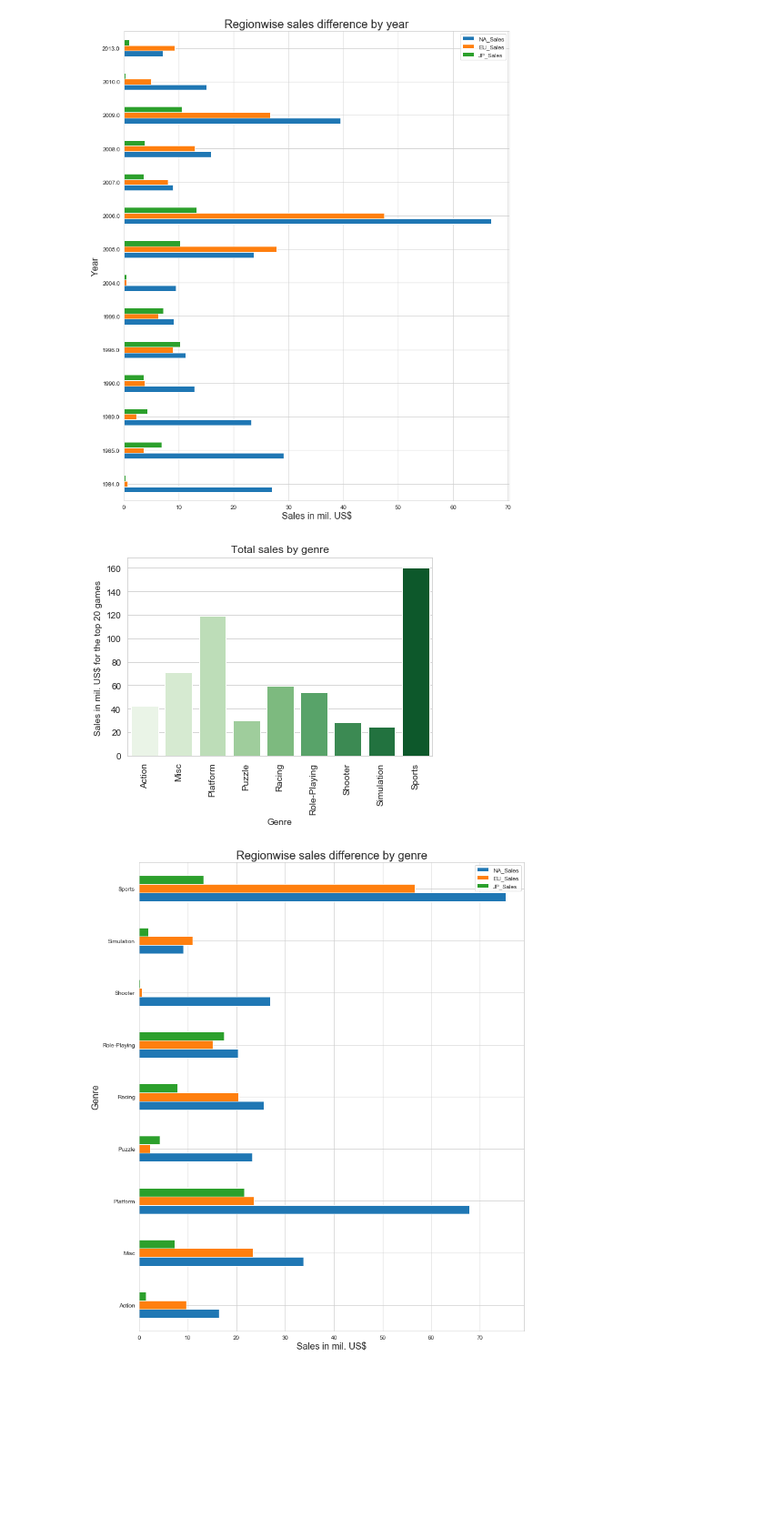
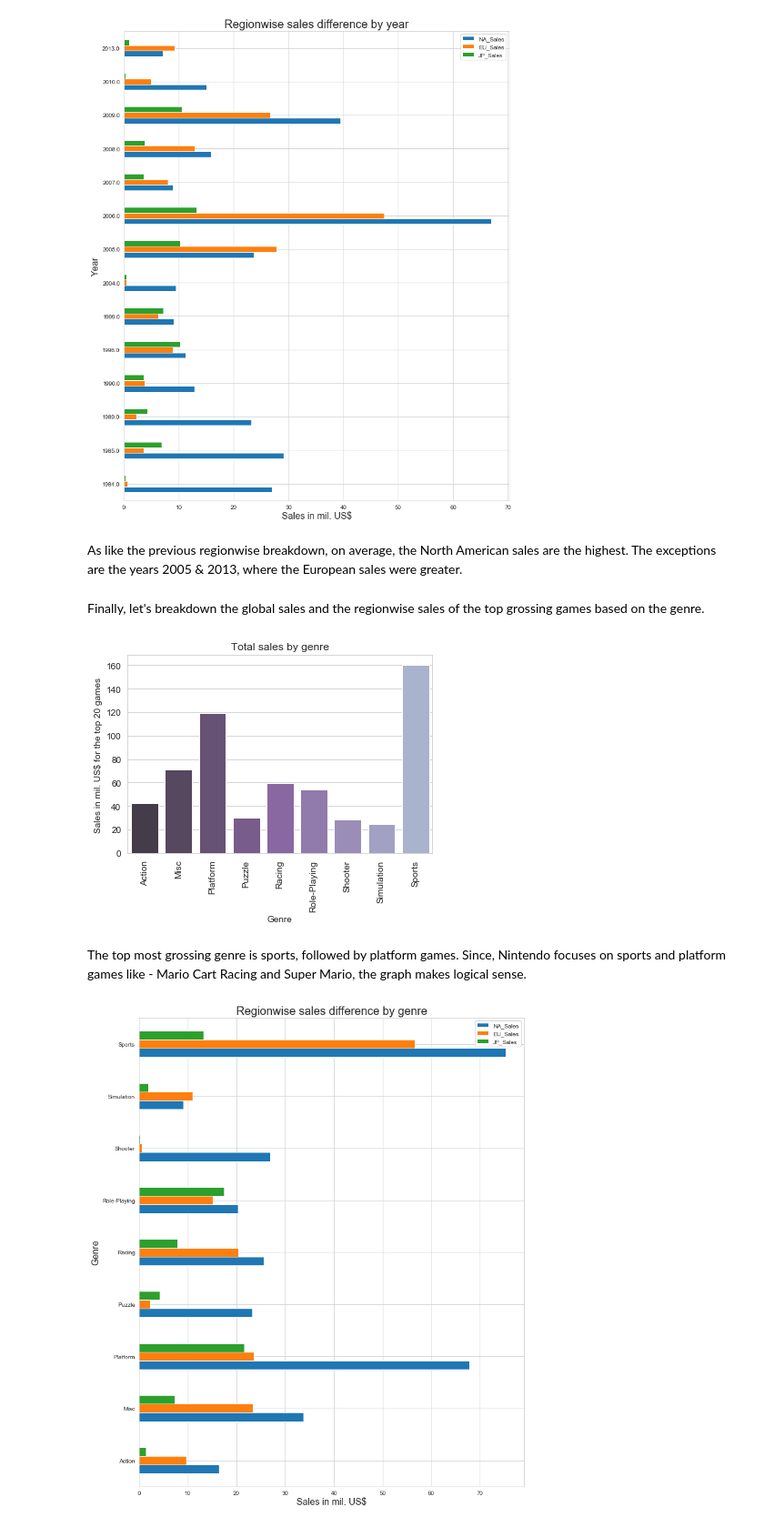
Before and after one commit to hosadman/video-game-sales-data-analysis, a Jupyter notebook: analysis.ipynb, the cells around one changed output. Shown: that part at 91% size. Cells and saved outputs as stored; diff of their text form; code cells hidden in the pictures; blank space fills up the shorter version.

Commit message:
Added further analysis on regionwise sales data

```diff
--- a/analysis.ipynb
+++ b/analysis.ipynb
@@ -270,18 +290,24 @@ plt.ylabel('Year',fontsize=16)
 plt.show()
 # %% [output]
 [figure]
+# %% [markdown]
+As like the previous regionwise breakdown, on average, the North American sales are the highest. The exceptions are the years 2005 & 2013, where the European sales were greater.
+# %% [markdown]
+Finally, let's breakdown the global sales and the regionwise sales of the top grossing games based on the genre.
 # %%
 sns.set_style('whitegrid')
 
 gnr = df1.groupby('Genre')['Global_Sales'].sum()
-gnrg = sns.barplot(x=gnr.index, y=gnr, palette="Greens")
+gnrg = sns.barplot(x=gnr.index, y=gnr, palette="BuPu_d")
 plt.ylabel('Sales in mil. US$ for the top 20 games')
 plt.title('Total sales by genre')
 gnrg.set_xticklabels(gnrg.get_xticklabels(), rotation=90)
 
 plt.show()
 # %% [output]
-[figure, old version]
+[figure, new version]
+# %% [markdown]
+The top most grossing genre is sports, followed by platform games. Since, Nintendo focuses on sports and platform games like - Mario Cart Racing and Super Mario, the graph makes logical sense.
 # %%
 salesbygenre = df1.groupby('Genre').sum()
 salesbygenre = salesbygenre[['NA_Sales', 'EU_Sales', 'JP_Sales']]
```
Also changed, not shown: parts of 14 cells of this notebook.
